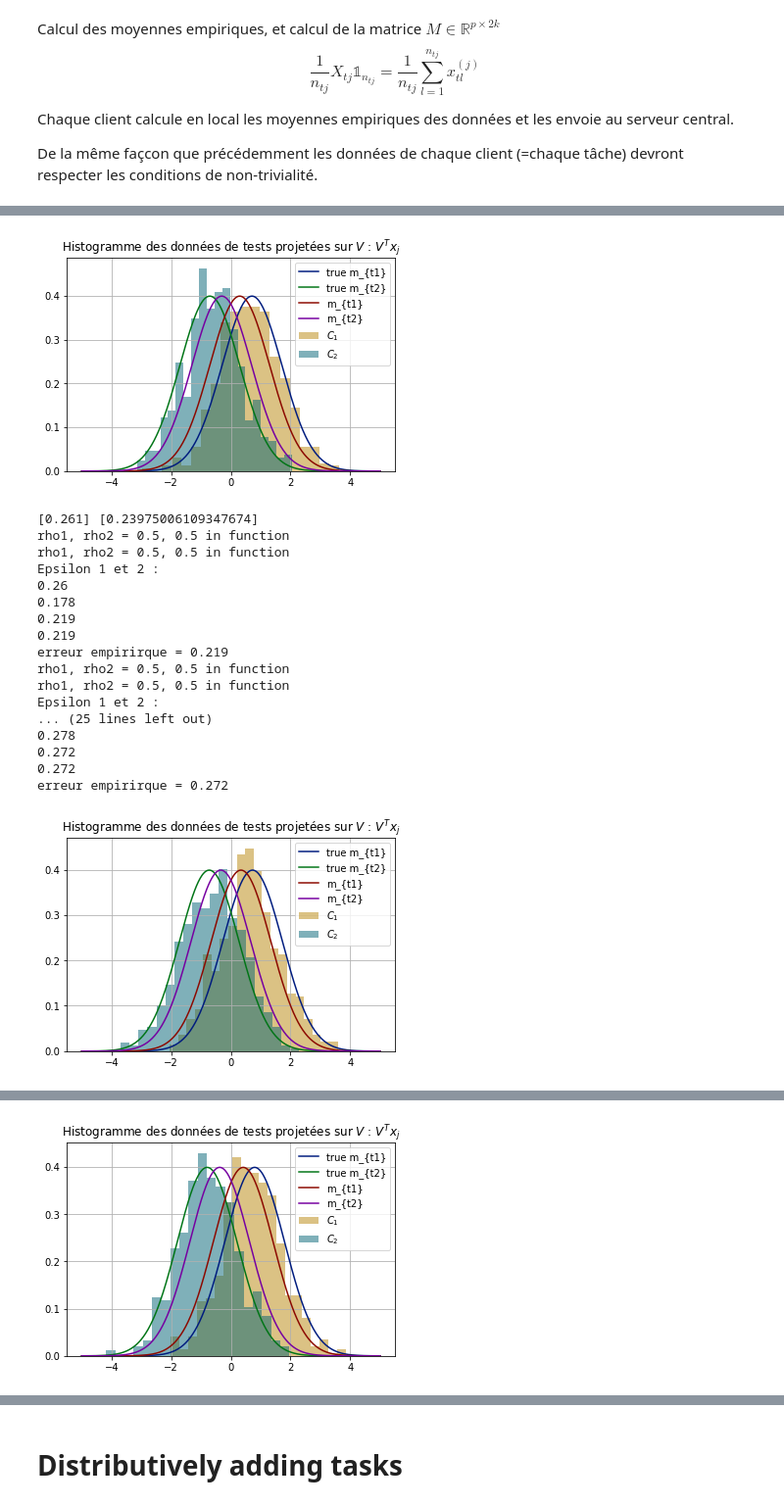
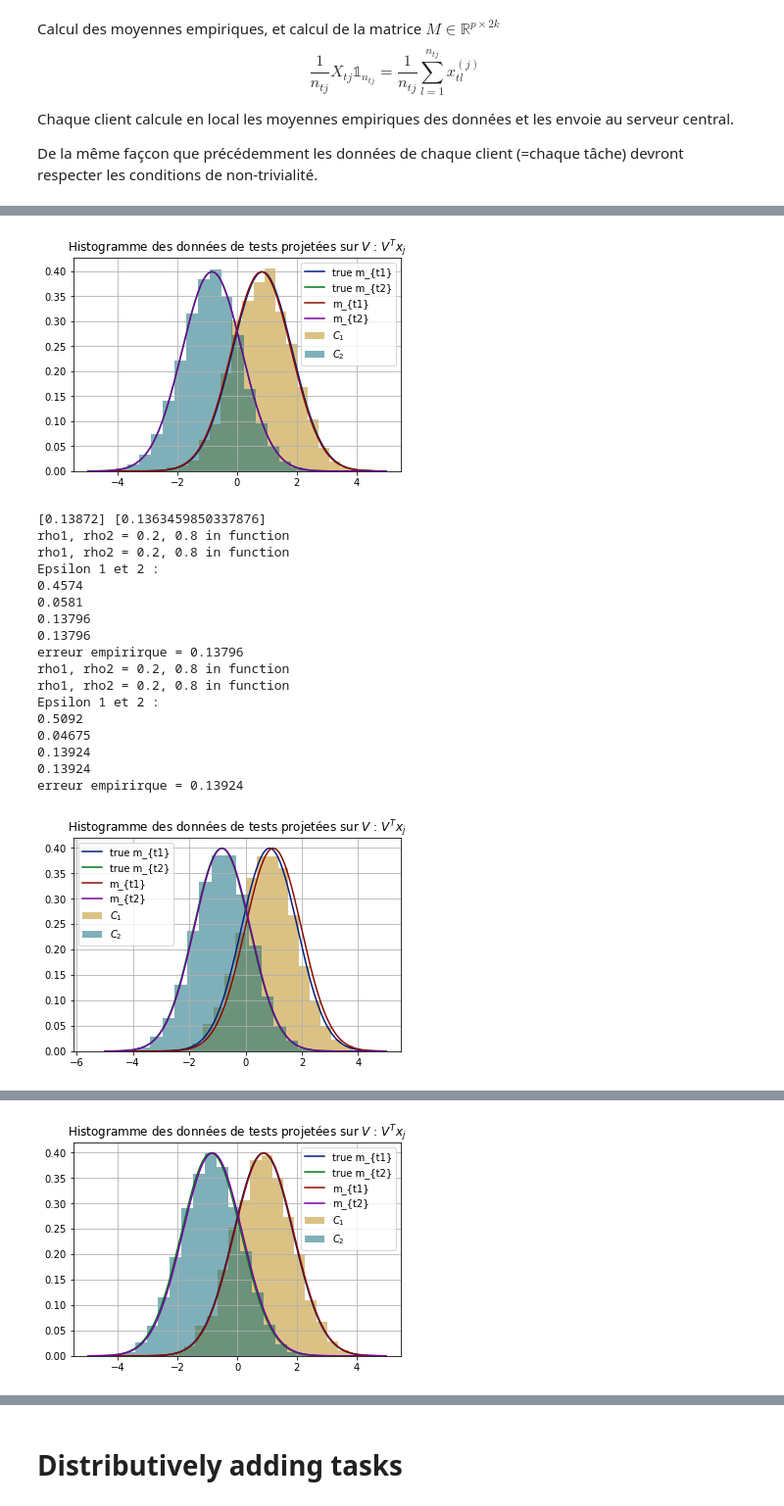
Before and after one commit to Sami-fak/DistributedMTLSPCA, a Jupyter notebook: binary-based_MTL.ipynb, the cells around one changed output, grey strips where cells are left out. Shown at 98% size. Saved outputs shown, nothing was run; the diff lists cells and outputs as text; code cells hidden in the pictures.

```diff
--- a/binary-based_MTL.ipynb
+++ b/binary-based_MTL.ipynb
@@ -48,7 +48,7 @@ def mean_matrix(p, beta=None, k=2, m=2,starting=1):
     mu = np.zeros((p,1))
     mu[0]= 1
     mu_ortho = np.zeros((p,1))
-    mu_ortho[-1] = 1
+    mu_ortho[2] = 1
 
     M = []
     classes = []
@@ -84,14 +84,14 @@ def gaussian_synthetic_data(n, p, m, t, n_t, M):
         # pour une tache on a m classes
         tmp = []
         for k in range(m):
-            X_k = np.empty((n_t[task][k], p))
+#             X_k = np.empty((n_t[task][k], p))
             # on prendra la transposée a la fin
 #             print( n_t[task][k])
-            for j in range(n_t[task][k]):
+            mean = np.reshape(M[task][k], p)
+#             for j in range(n_t[task][k]):
                 # on crée n_j[task][k] vecteurs aléatoires de taille 1xp
-                mean = np.reshape(M[task][k], p)
-                X_k[j] = np.random.multivariate_normal(mean, np.identity(p))
-                y_test.append(k)
+            X_k = np.random.multivariate_normal(mean, np.identity(p), size=(n_t[task][k]))
+            y_test.append(k)
             X_k = np.transpose(X_k)
             #print(k)
             tmp.append(X_k)
@@ -355,10 +355,9 @@ def compute_error_rate(X_test, V, m_t, nb_classes, n_t, Dc, c0, task_target=1, r
     for l in range(nb_classes):
         for i in range(n_t[0][l]):
             # on prend la transposée pour pouvoir travailler avec les colonnes
-            if i==0:
-                print(f"rho1, rho2 = {rho1}, {rho2} in function")
+
             score = compute_score(V, X_test[0][l].T[i].T, m_t[task_target], rho1, rho2, average)
-            # misclassifaction of class 0 in class 2,
+            # misclassifaction of class 1 in class 2,
             if (score == -1 and l == 0):
                 error +=1
                 eps1+=1
@@ -415,7 +414,7 @@ def optimal_rate(xx, rho1, rho2):
     """
     return 1-(rho1*qfunc(xx/2+1/xx*np.log(rho1/rho2))+rho2*qfunc(xx/2-1/xx*np.log(rho1/rho2)))
 # %%
-# %%prun -s cumulative
+#%%prun -s cumulative
 # profiling
 %matplotlib inline
 p = 100
@@ -423,10 +422,10 @@ m = 2
 t = 2
 beta = np.linspace(0,1,10)
 # n_t = [[50, 50], [10, 10]]
-n_t = [[800, 200], [80, 20]]
+n_t = [[80, 20], [80, 20]]
 n = sum(list(map(sum, (n_t[i] for i in range(t)))))
 # n_t_test = [[1000, 1000]]
-n_t_test = [[500, 500]]
+n_t_test = [[50, 50]]
 nt = sum(n_t_test[0])
 # la liste temps comprendra le temps pour le training, le calcul de M et y et le temps d'inférence
 emp_rate, th_rate, var, relative_error_rate = [], [], [], []
@@ -1011,8 +1014,8 @@ m = 2
 t = 2
 ni = [n1, n2]
 beta = np.linspace(0,1,4)
-n_t = [[1000,1000], [50, 50]]
-n_t_test = [[500, 500]]
+n_t = [[1000,1000], [50, 200]]
+n_t_test = [[5000, 20000]]
 nt = sum(n_t_test[0])
 emp_rate, th_rate, var = [], [], []
 
@@ -1034,7 +1037,7 @@ for b in beta:
     rho2 = n_t[1][1]/sum(n_t[1])
     # erreur théorique optimale
     th_rate.append(optimal_rate(xx, rho1, rho2))
-    for l in range(5):
+    for l in range(2):
         X, y_bs = gaussian_synthetic_data(n, p, m, t, n_t, M)
         X_test, y_test = gaussian_synthetic_data(nt, p, m, 1, n_t_test, [M[task_target]])
         MM = []
@@ -1049,7 +1052,7 @@ for b in beta:
     # CENTRAL SERVER
         # sending empirical means to central server
         # y est un vecteur de vecteurs de labels optimaux
-        V, y, correlation_matrix, Dc, c0 = merging_center(MM, diag, t, m, p, n, n_t, task_target, normalization=True)
+        V, y, correlation_matrix, Dc, c0 = merging_center(MM, diag, t, m, p, n, n_t, task_target, normalization=False)
 
     # END CENTRAL SERVER
 
@@ -1110,19 +1112,19 @@ erreur empirirque = 0.263
-[figure, old version]
+[figure, new version]
-[0.261] [0.23975006109347674]
-rho1, rho2 = 0.5, 0.5 in function
-rho1, rho2 = 0.5, 0.5 in function
+[0.13872] [0.1363459850337876]
+rho1, rho2 = 0.2, 0.8 in function
+rho1, rho2 = 0.2, 0.8 in function
 Epsilon 1 et 2 :
-0.26
-0.178
-0.219
-0.219
-erreur empirirque = 0.219
-rho1, rho2 = 0.5, 0.5 in function
-rho1, rho2 = 0.5, 0.5 in function
+0.4574
+0.0581
+0.13796
+0.13796
+erreur empirirque = 0.13796
+rho1, rho2 = 0.2, 0.8 in function
+rho1, rho2 = 0.2, 0.8 in function
 Epsilon 1 et 2 :
-... (25 lines left out)
-0.278
-0.272
-0.272
-erreur empirirque = 0.272
+0.5092
+0.04675
+0.13924
+0.13924
+erreur empirirque = 0.13924
-[figure, old version]
+[figure, new version]
@@ -1146 +1148 @@ erreur empirirque = 0.225
-[figure, old version]
+[figure, new version]
```
Also changed, not shown: parts of 20 cells of this notebook, 17 other files.
